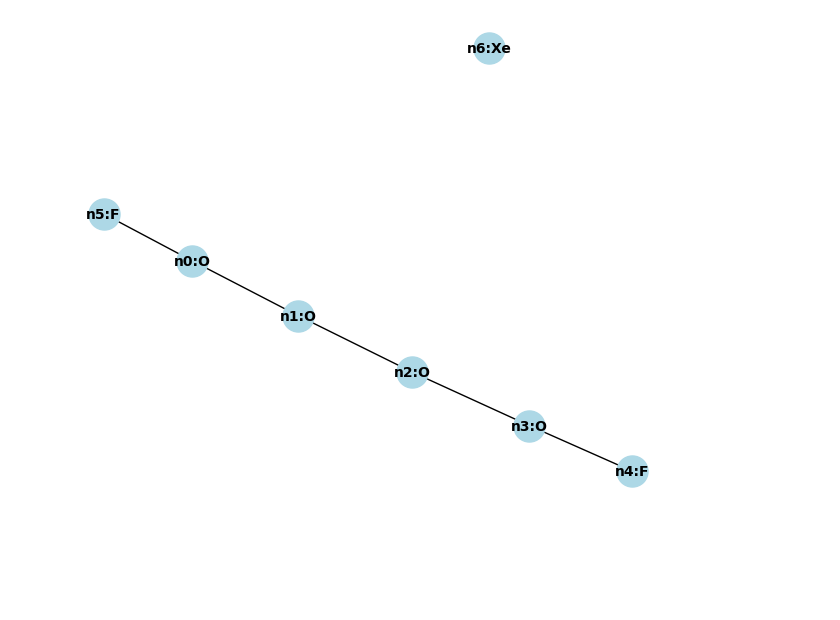
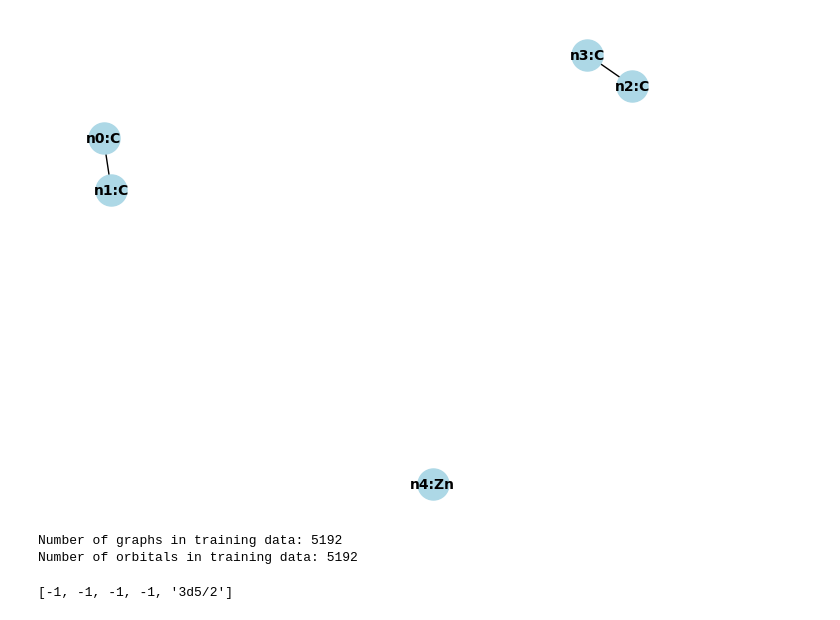
Before and after one commit to suyashk12/GNN_binding_energies, a Jupyter notebook: data_processing/dev_fullconnection_all.ipynb, the cells around one changed output. Cells and saved outputs as stored; diff of their text form; code cells hidden in the pictures; blank space fills up the shorter version.

```diff
--- a/data_processing/dev_fullconnection_all.ipynb
+++ b/data_processing/dev_fullconnection_all.ipynb
@@ -81,20 +90,20 @@ nx.draw(training_graphs[i], with_labels=True, labels=node_labels, node_color='li
 # %%
 # Index of graph in training data?
-j = 857
+j = 860
 i = list(train_data.keys())[j]
 
 # Define a color map for bond types
 bond_type_colors = {'SINGLE': 'black', 'DOUBLE': 'blue', 'TRIPLE': 'green', 'NONE': 'red'}
 
 # Get the colors for each edge based on bond_type
 edge_colors = [bond_type_colors.get(data['bond_type'], 'black') for _, _, data in train_data[i].edges(data=True)]
 
 # Create labels for nodes using their atom_type and number
 node_labels = {n: f"n{n}:{v['atom_type']}" for n, v in train_data[i].nodes(data=True)}
 
 # Draw the graph with node labels
 nx.draw(train_data[i], with_labels=True, labels=node_labels, node_color='lightblue', node_size=500, font_size=10, font_color='black', font_weight='bold', edge_color=edge_colors)
 # %% [output]
-[figure, old version]
+[figure, new version]
 # %%
 # how to load saved data from file
@@ -101,0 +111,18 @@ train_data = helper.load_data_from_file("../data/graph_data_duplicates.json", ed
+# %%
+# Check if the number of graphs in training_data is the number of orbitals with data
+all_orbs = []
+for i in range(len(train_data)): # for each graph in the training set
+    mol = list(train_data.keys())[i]
+    graph = train_data[mol] # we want to fully connect all target nodes in this graph so message passing works
+    obs = [x for x in flatten(list(nx.get_node_attributes(graph, 'orbitals').values())) if x != -1]
+    all_orbs += obs
+print(f"Number of graphs in training data: {len(load_train_data)}")
+print(f"Number of orbitals in training data: {len(all_orbs)}")
+# %% [output]
+Number of graphs in training data: 5192
+Number of orbitals in training data: 5192
+# %%
+def flatten(xss):
+    return [x for xs in xss for x in xs]
+# %% [output]
+[-1, -1, -1, -1, '3d5/2']
```
Also changed, not shown: parts of 4 cells of this notebook, 3 other files.
